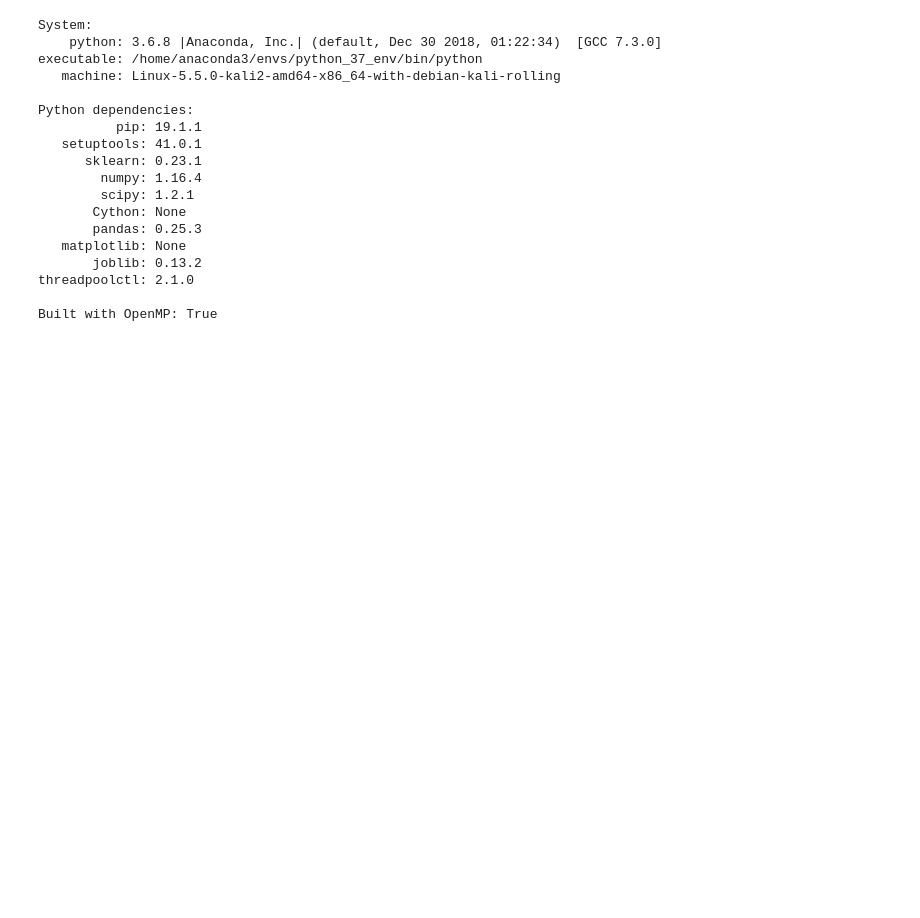
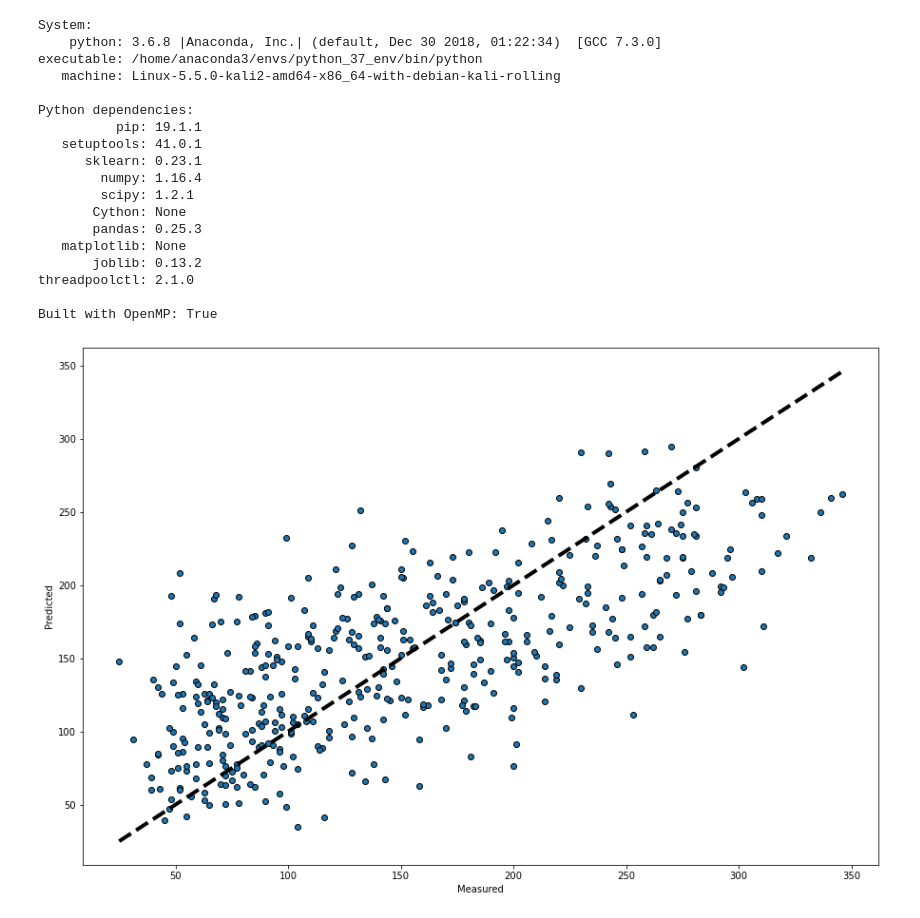
Before and after one commit to mpruna/MachineLearning_Evaluation, a Jupyter notebook: linear_regression.ipynb, the cells around one changed output. Saved outputs shown, nothing was run; the diff lists cells and outputs as text; code cells hidden in the pictures; blank space fills up the shorter version.

```diff
--- a/linear_regression.ipynb
+++ b/linear_regression.ipynb
@@ -27,14 +33,16 @@ import matplotlib.pyplot as plt
 # %%
 lr = linear_model.LinearRegression()
 X, y = datasets.load_diabetes(return_X_y=True)
 
 # cross_val_predict returns an array of the same size as `y` where each entry
 # is a prediction obtained by cross validation:
 predicted = cross_val_predict(lr, X, y, cv=10)
 
-fig, ax = plt.subplots()
+fig, ax = plt.subplots( figsize=(15, 10),)
 ax.scatter(y, predicted, edgecolors=(0, 0, 0))
 ax.plot([y.min(), y.max()], [y.min(), y.max()], 'k--', lw=4)
 ax.set_xlabel('Measured')
 ax.set_ylabel('Predicted')
 plt.show()
+# %% [output]
+[figure, added]
```
Also changed, not shown: parts of 1 cell of this notebook, 2 other files.
